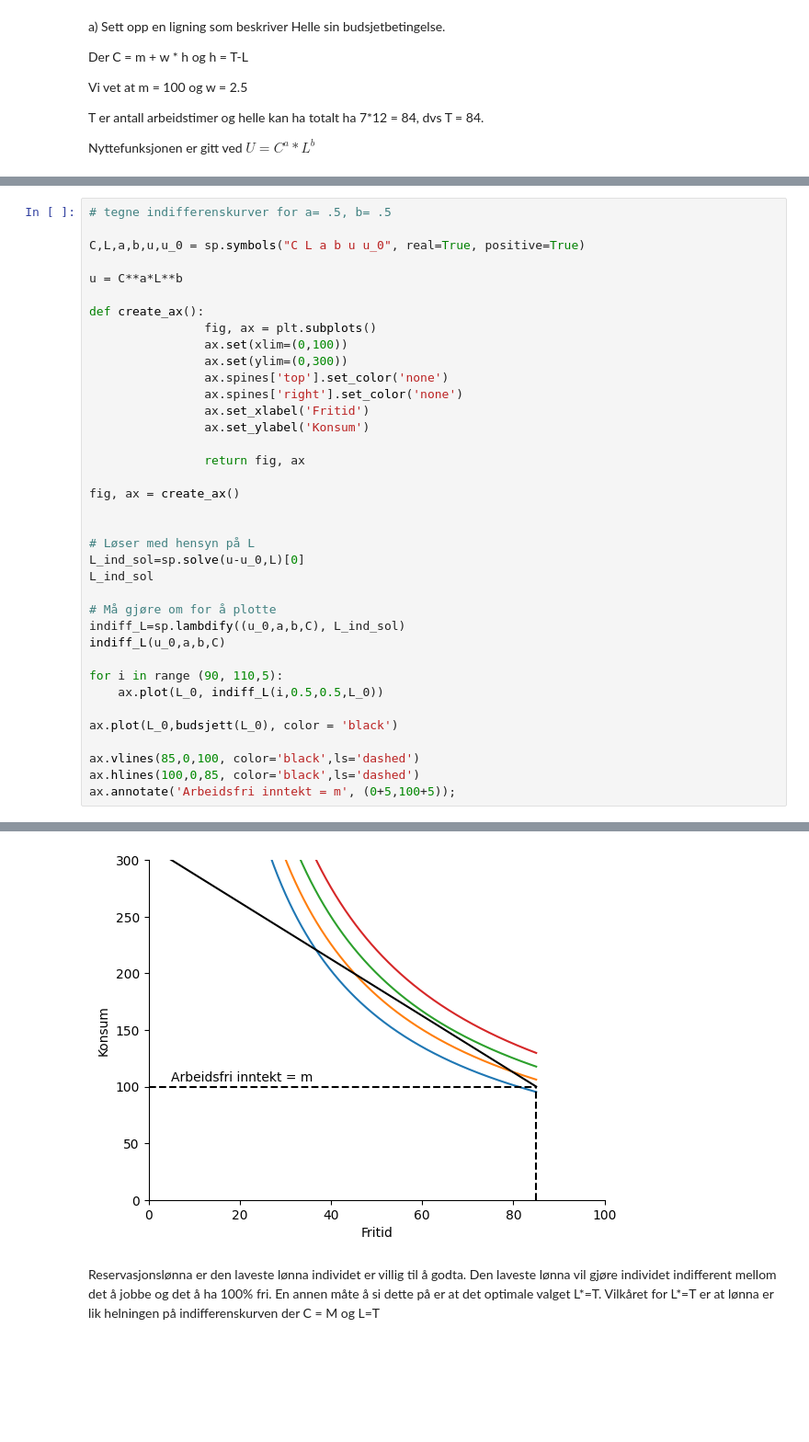
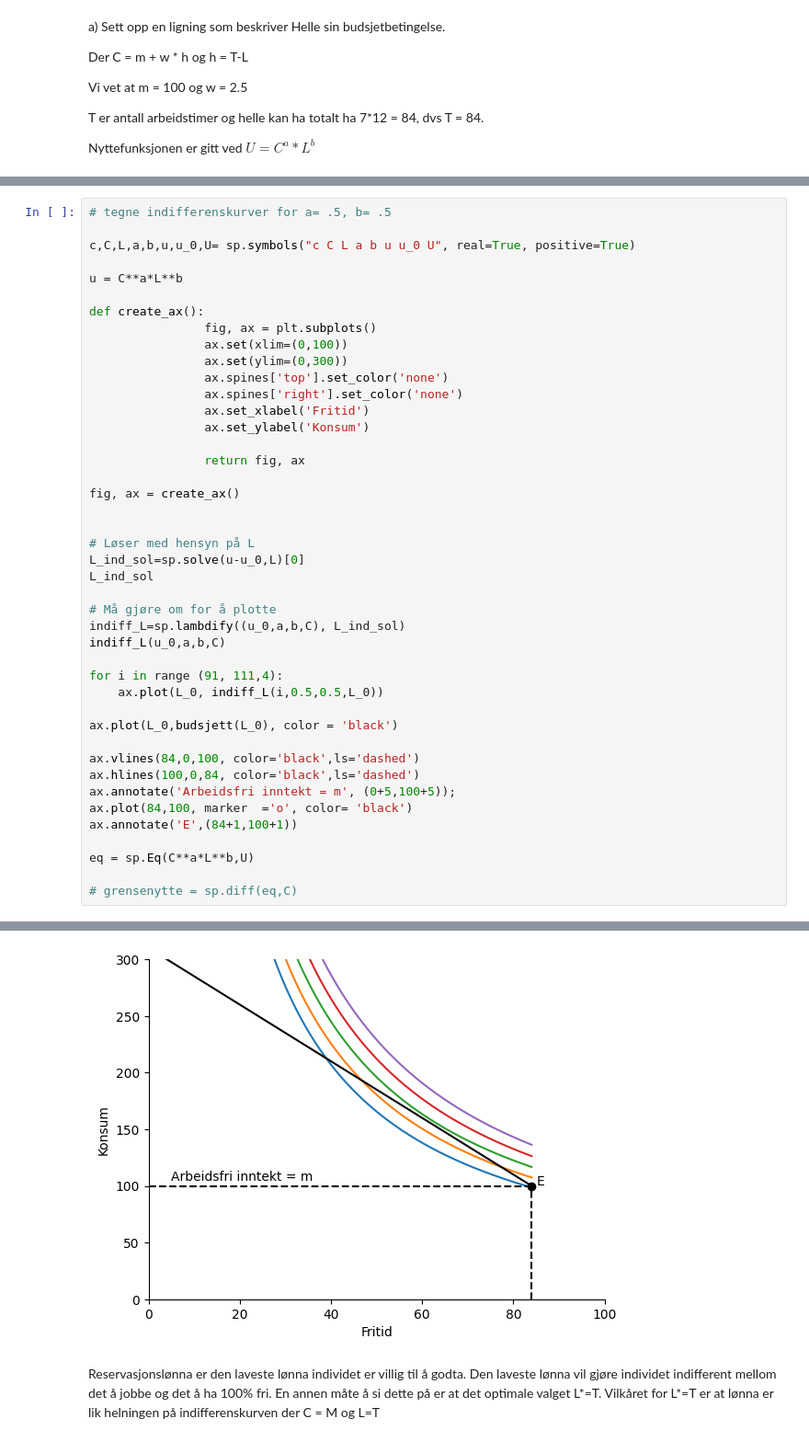
Before and after one commit to loopdiggaz/SOK2008, a Jupyter notebook: Oppgave_seminar1.ipynb, the cells around one changed output, grey strips where cells are left out. Shown at 92% size. Drawn from its saved outputs; the diff is of its cells as text; blank space fills up the shorter version.

```diff
--- a/Oppgave_seminar1.ipynb
+++ b/Oppgave_seminar1.ipynb
@@ -41,7 +68,7 @@ ax.annotate('Arbeidsfri inntekt = m', (0+5,100+5));
 # %%
 # tegne indifferenskurver for a= .5, b= .5
 
-C,L,a,b,u,u_0 = sp.symbols("C L a b u u_0", real=True, positive=True)
+c,C,L,a,b,u,u_0,U= sp.symbols("c C L a b u u_0 U", real=True, positive=True)
 
 u = C**a*L**b
 
@@ -67,12 +94,18 @@ L_ind_sol
 indiff_L=sp.lambdify((u_0,a,b,C), L_ind_sol)
 indiff_L(u_0,a,b,C)
 
-for i in range (90, 110,5):
+for i in range (91, 111,4):
     ax.plot(L_0, indiff_L(i,0.5,0.5,L_0))
 
 ax.plot(L_0,budsjett(L_0), color = 'black')
 
-ax.vlines(85,0,100, color='black',ls='dashed')
-ax.hlines(100,0,85, color='black',ls='dashed')
+ax.vlines(84,0,100, color='black',ls='dashed')
+ax.hlines(100,0,84, color='black',ls='dashed')
 ax.annotate('Arbeidsfri inntekt = m', (0+5,100+5));
+ax.plot(84,100, marker  ='o', color= 'black')
+ax.annotate('E',(84+1,100+1))
+
+eq = sp.Eq(C**a*L**b,U)
+
+# grensenytte = sp.diff(eq,C)
 # %% [output]
@@ -79,3 +115,3 @@ ax.annotate('Arbeidsfri inntekt = m', (0+5,100+5));
-[figure, old version]
+[figure, new version]
 # %% [markdown]
 Reservasjonslønna er den laveste lønna individet er villig til å godta. Den laveste lønna vil gjøre individet indifferent mellom det å jobbe og det å ha 100% fri. En annen måte å si dette på er at det optimale valget L*=T. Vilkåret for L*=T er at lønna er lik helningen på indifferenskurven der C = M og L=T
```
Also changed, not shown: parts of 5 cells of this notebook.
